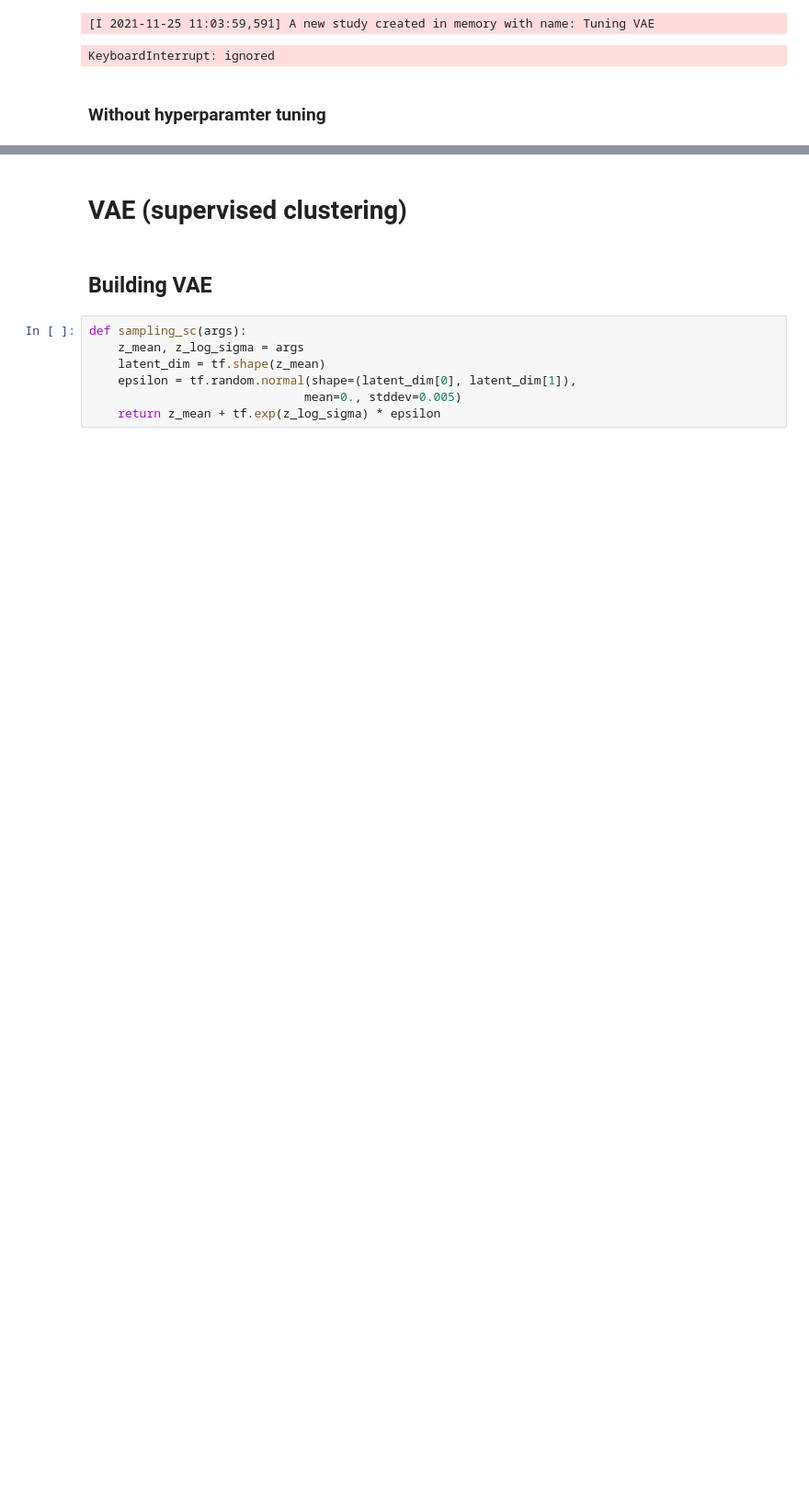
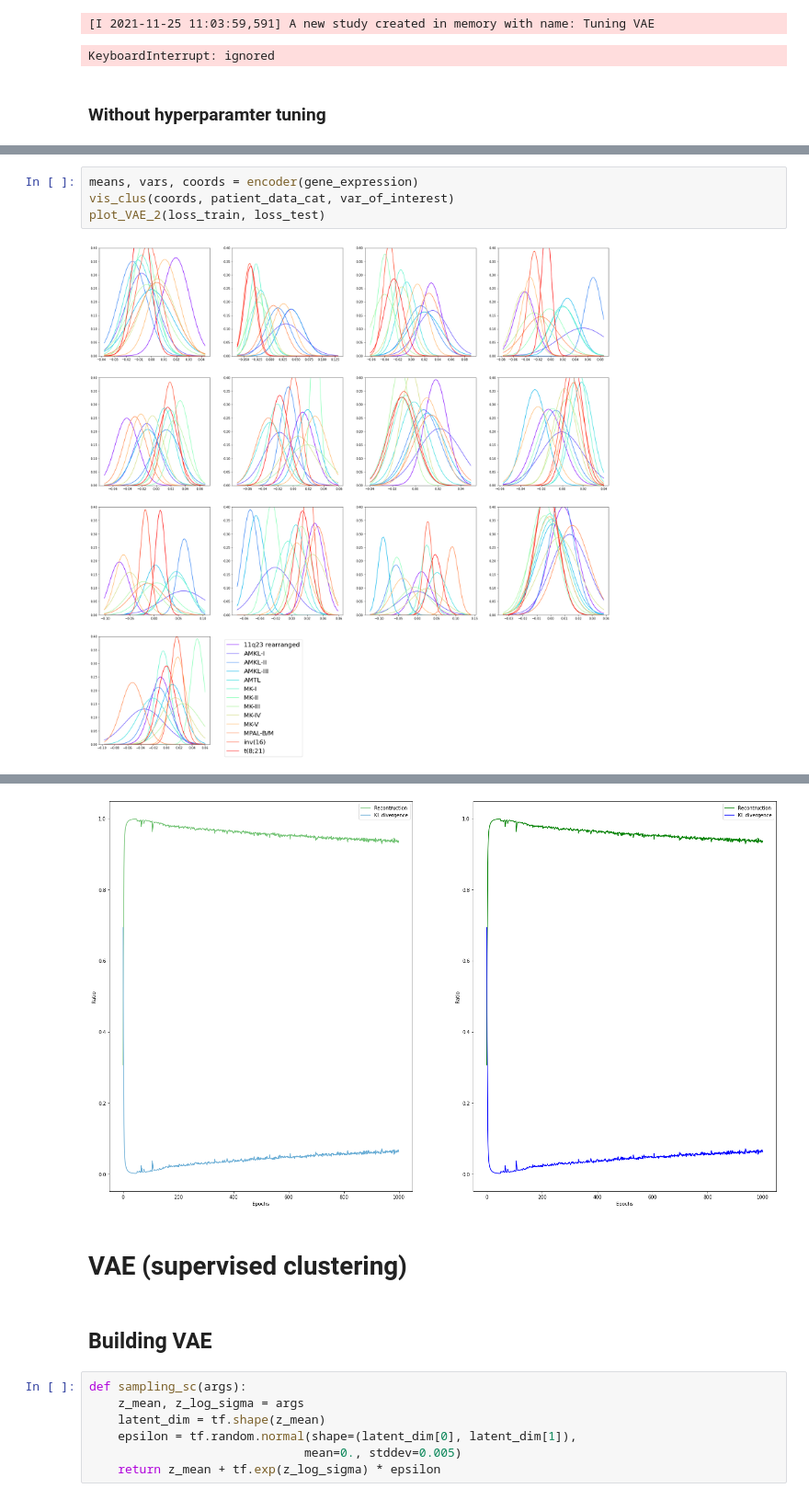
Before and after one commit to ThiesCalje/Survival-Analysis-Deep-Learning-AML-, a Jupyter notebook: Code/Collab/Clustering_Embedding.ipynb, the cells around one changed output, grey strips where cells are left out. Shown at 92% size. Drawn from its saved outputs; the diff is of its cells as text; blank space fills up the shorter version.

```diff
--- a/Code/Collab/Clustering_Embedding.ipynb
+++ b/Code/Collab/Clustering_Embedding.ipynb
@@ -1396,0 +1398,6 @@ Test losses  : total = 1.8614 | kl divergence  = 0.0307 | reconstruction = 1.830
+# %%
+means, vars, coords = encoder(gene_expression)
+vis_clus(coords, patient_data_cat, var_of_interest)
+plot_VAE_2(loss_train, loss_test)
+# %% [output]
+[figure, added]
@@ -1397,3 +1406,4 @@ Test losses  : total = 1.8614 | kl divergence  = 0.0307 | reconstruction = 1.830
+[figure, added]
 # %% [markdown]
 # **VAE (supervised clustering)**
 # %% [markdown]
```
Also changed, not shown: parts of 10 cells of this notebook.
